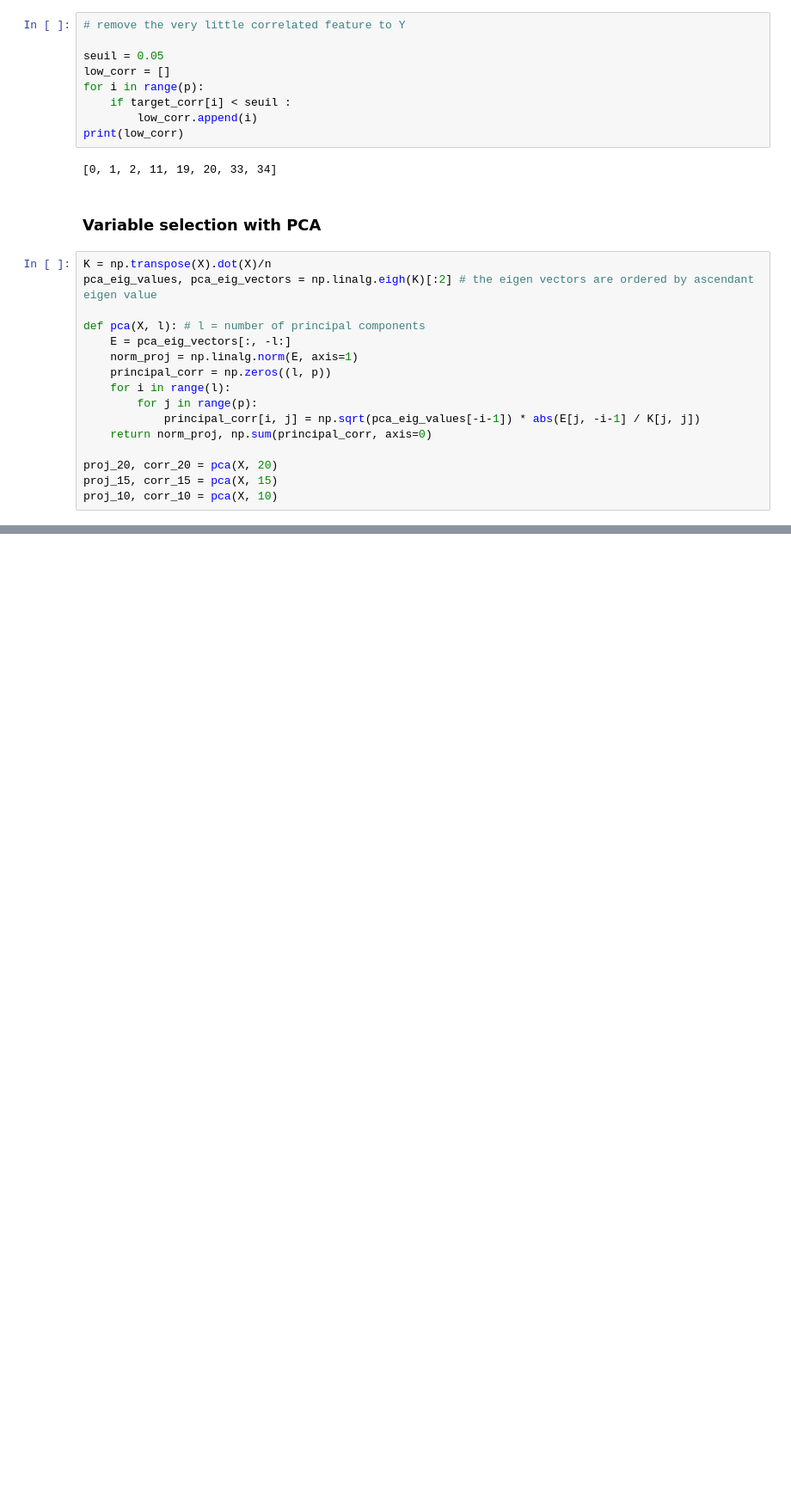
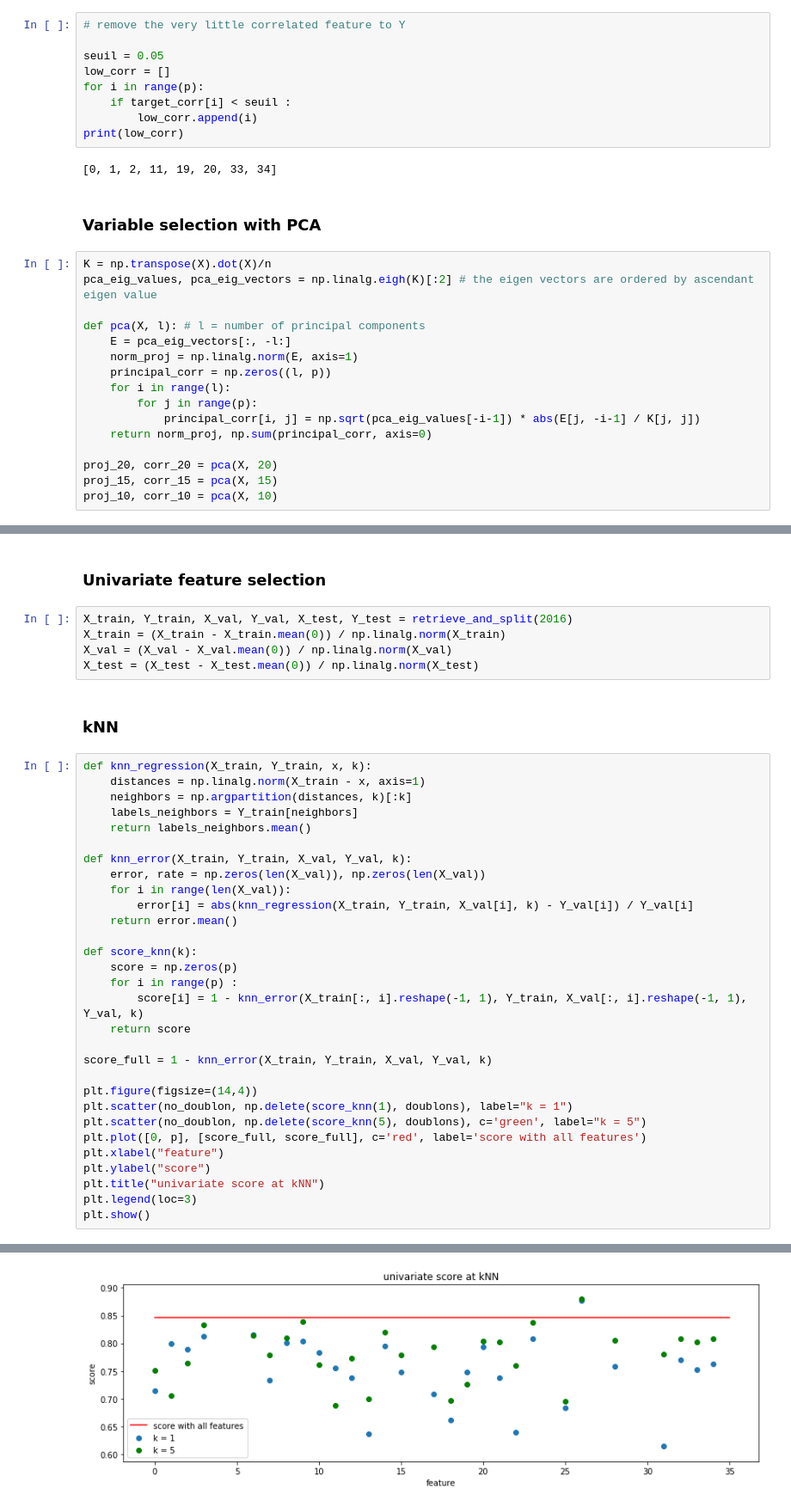
Before and after one commit to louishemadou/PredPertes, a Jupyter notebook: pearson_pca.ipynb, the cells around one changed output, grey strips where cells are left out. Shown: that part at 86% size. Saved outputs shown, nothing was run; the diff lists cells and outputs as text; blank space fills up the shorter version.

```diff
--- a/pearson_pca.ipynb
+++ b/pearson_pca.ipynb
@@ -186,0 +216,40 @@ plt.show()
+# %% [markdown]
+### Univariate feature selection
+# %%
+X_train, Y_train, X_val, Y_val, X_test, Y_test = retrieve_and_split(2016)
+X_train = (X_train - X_train.mean(0)) / np.linalg.norm(X_train)
+X_val = (X_val - X_val.mean(0)) / np.linalg.norm(X_val)
+X_test = (X_test - X_test.mean(0)) / np.linalg.norm(X_test)
+# %% [markdown]
+### kNN
+# %%
+def knn_regression(X_train, Y_train, x, k):
+    distances = np.linalg.norm(X_train - x, axis=1)
+    neighbors = np.argpartition(distances, k)[:k]
+    labels_neighbors = Y_train[neighbors]
+    return labels_neighbors.mean()
+
+def knn_error(X_train, Y_train, X_val, Y_val, k):
+    error, rate = np.zeros(len(X_val)), np.zeros(len(X_val))
+    for i in range(len(X_val)):
+        error[i] = abs(knn_regression(X_train, Y_train, X_val[i], k) - Y_val[i]) / Y_val[i]
+    return error.mean()
+
+def score_knn(k):
+    score = np.zeros(p)
+    for i in range(p) :
+        score[i] = 1 - knn_error(X_train[:, i].reshape(-1, 1), Y_train, X_val[:, i].reshape(-1, 1), Y_val, k)
+    return score
+
+score_full = 1 - knn_error(X_train, Y_train, X_val, Y_val, k)
+
+plt.figure(figsize=(14,4))
+plt.scatter(no_doublon, np.delete(score_knn(1), doublons), label="k = 1")
+plt.scatter(no_doublon, np.delete(score_knn(5), doublons), c='green', label="k = 5")
+plt.plot([0, p], [score_full, score_full], c='red', label='score with all features')
+plt.xlabel("feature")
+plt.ylabel("score")
+plt.title("univariate score at kNN")
+plt.legend(loc=3)
+plt.show()
+# %% [output]
@@ -186,0 +273 @@ plt.show()
+[figure, added]
```
Also changed, not shown: parts of 22 cells of this notebook.
